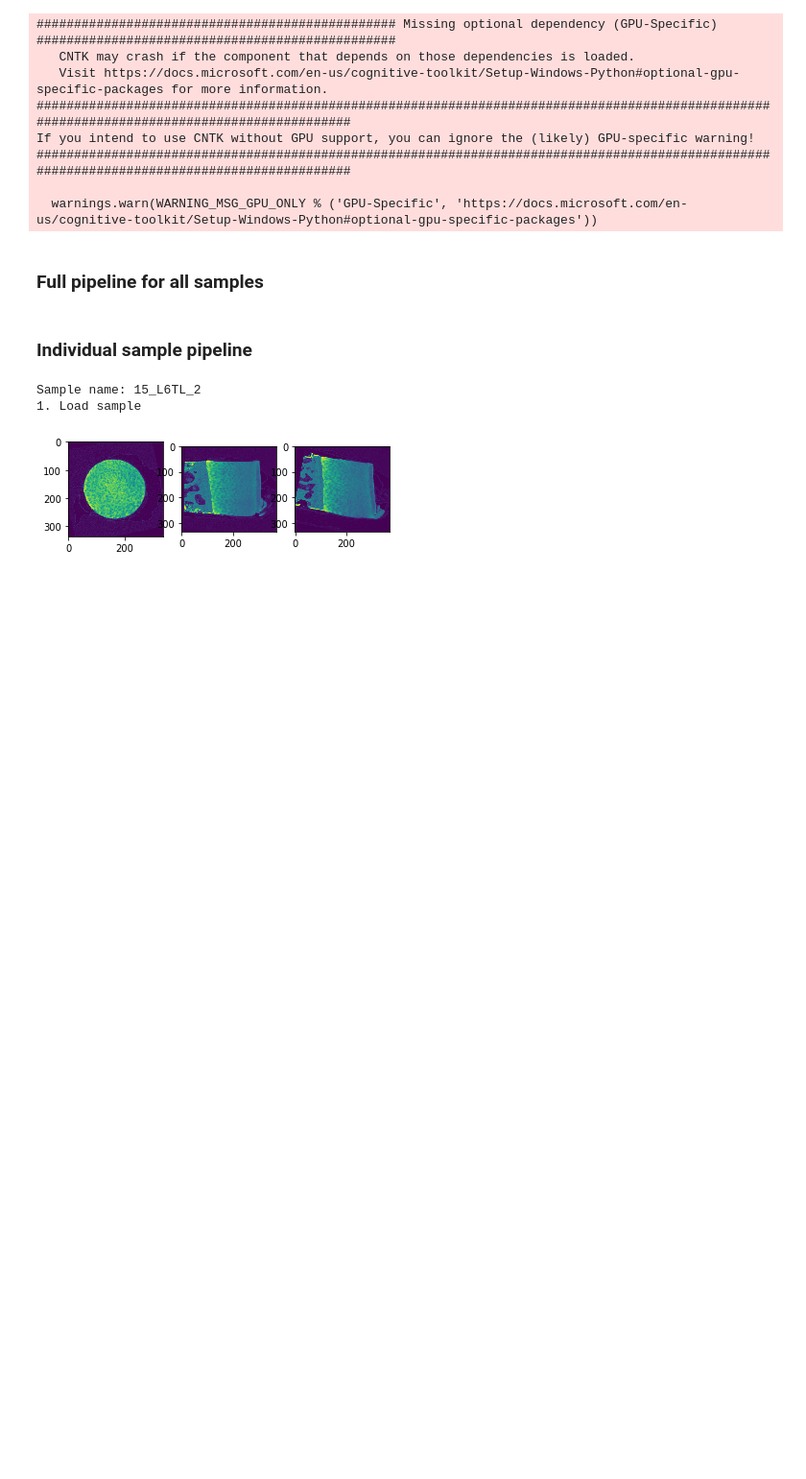
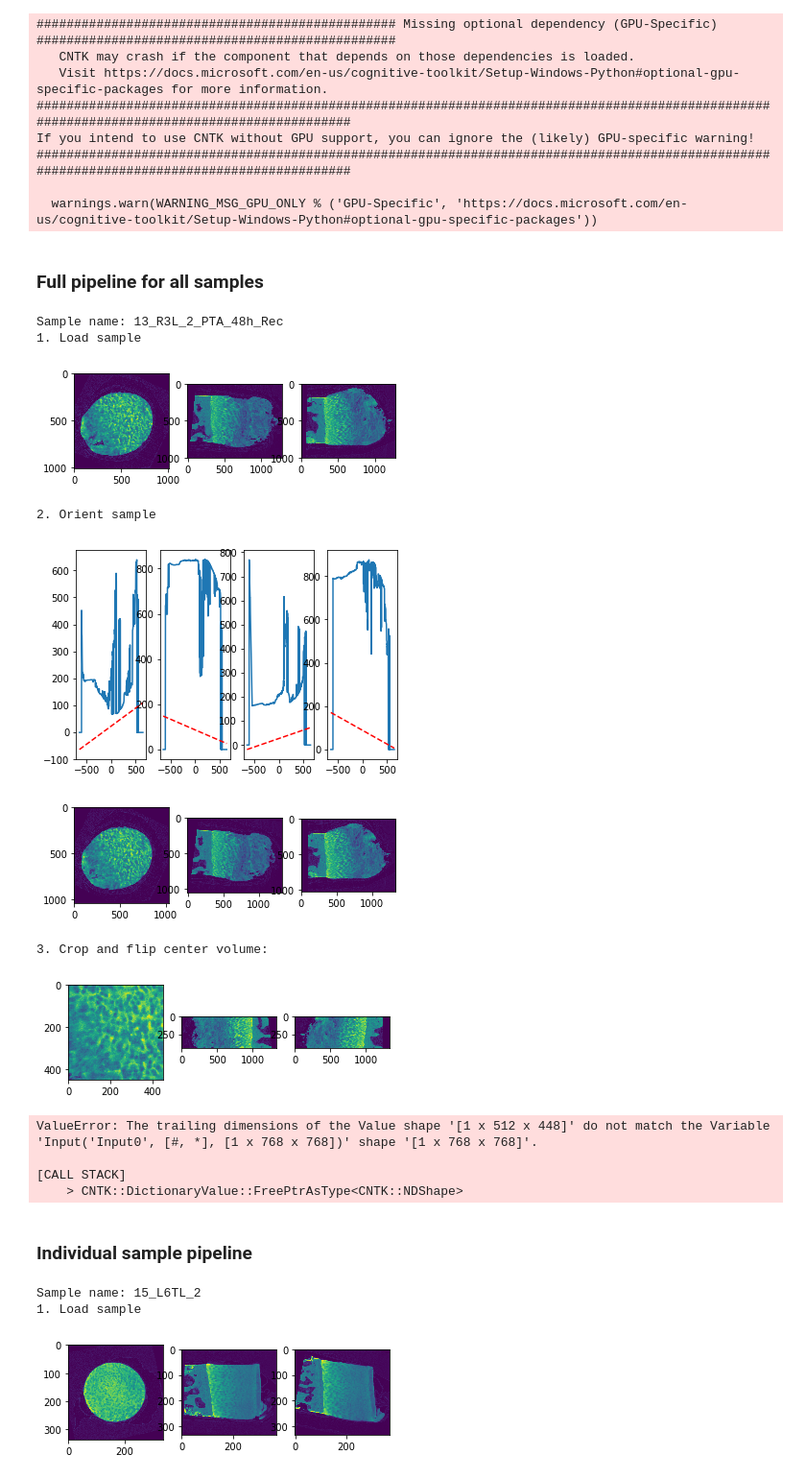
Before and after one commit to MIPT-Oulu/3DHistoGrading, a Jupyter notebook: 3DGradingModels/PythonGrading/CreateMeanStd.ipynb, the cells around one changed output. Shown at 96% size. Cells and saved outputs as stored; diff of their text form; code cells hidden in the pictures; blank space fills up the shorter version.

```diff
--- a/3DGradingModels/PythonGrading/CreateMeanStd.ipynb
+++ b/3DGradingModels/PythonGrading/CreateMeanStd.ipynb
@@ -342,6 +342,7 @@ def CNTKSegmentation(data, path):
     for i in range(data.shape[1]):
         sliced = (data[:, i, 50:562] - 113.05652141)/39.87462853
         sliced = np.swapaxes(sliced,0,1)
+        sliced = np.ascontiguousarray(sliced,dtype=np.float32)
         mask = z.eval(sliced.reshape(1,sliced.shape[0],sliced.shape[1]))
         maskarray[:, i, 50:562] = np.swapaxes(mask[0].squeeze(),0,1)
     return maskarray
@@ -434,27 +435,40 @@ def Pipeline(path, sample, savepath, threshold, size, maskpath = None, modelpath
 # %%
 # Parameters
 impath = r"Z:\3DHistoData\rekisteroidyt"
 modelpath = r"Z:\Tuomas\cntkunet.model"
-savepath = r"Z:\3DHistoData\SurfaceImages"
+savepath = r"Z:\Tuomas\SurfaceImages"
 sample = '15_L6TL_2'
 threshold = 80
 size = [448, 40, 10] # width, depth
 
 # List directories
 files = os.listdir(impath)
 files.sort()
 for k in range(2, len(files), 4): # Skip 1 CA4+ file and 2 .zip files
     try:
         file = os.listdir(impath + "\\" + files[k] + "\\" + "Registration" )
         pth = impath + "\\" + files[k] + "\\" + "Registration"
     except FileNotFoundError: # Case: sample name folder twice
         try:
             file = os.listdir(impath + "\\" + files[k] + "\\" + files[k] + "\\" + "Registration" )
             pth = impath + "\\" + files[k] + "\\" + files[k] + "\\" + "Registration"
         except FileNotFoundError: # Case: Unusable folder
             continue
     # Leave maskpath empty, since mask is segmented from samples
     Pipeline(pth, files[k], savepath, threshold, size, "", modelpath)
+# %% [output]
+Sample name: 13_R3L_2_PTA_48h_Rec
+1. Load sample
+[figure, added]
+2. Orient sample
+[figure, added]
+[figure, added]
+3. Crop and flip center volume:
+[figure, added]
+ValueError: The trailing dimensions of the Value shape '[1 x 512 x 448]' do not match the Variable 'Input('Input0', [#, *], [1 x 768 x 768])' shape '[1 x 768 x 768]'.
+
+[CALL STACK]
+    > CNTK::DictionaryValue::FreePtrAsType<CNTK::NDShape>
 # %% [markdown]
 ### Individual sample pipeline
 # %%
```
